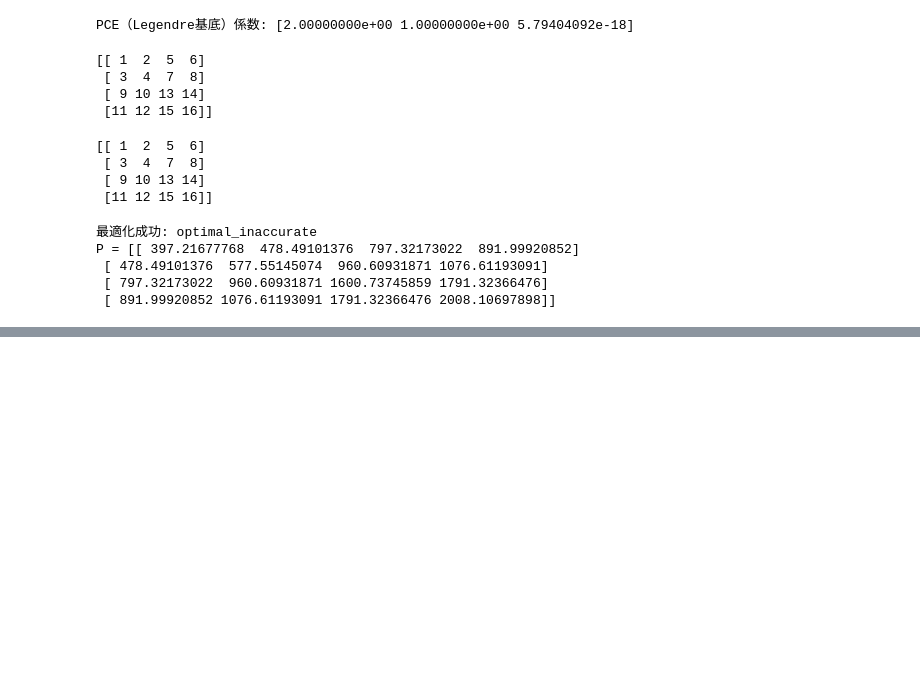
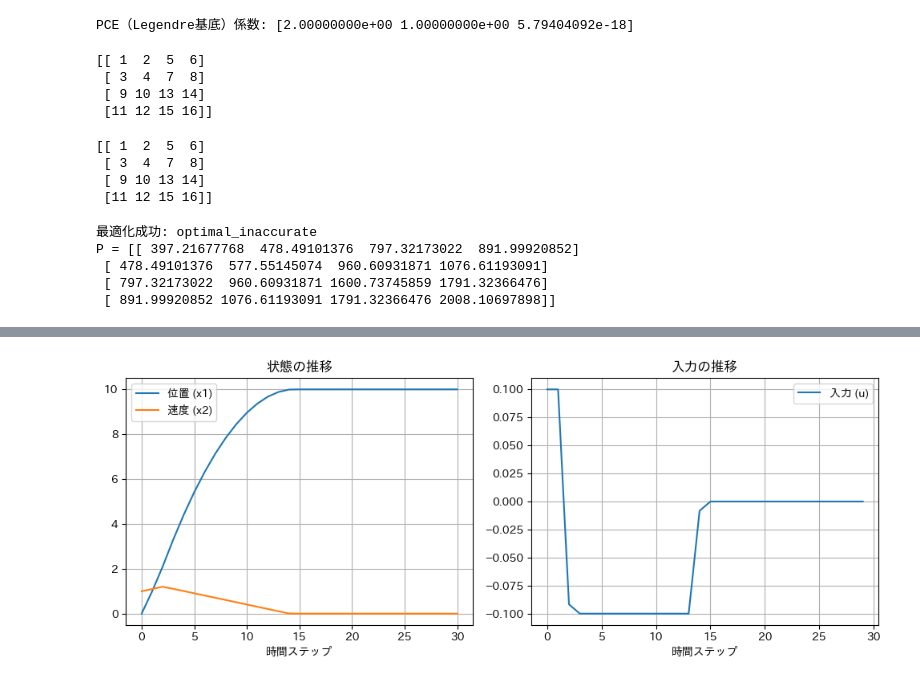
Before and after one commit to shunshuny/PCE, a Jupyter notebook: example.ipynb, the cells around one changed output, grey strips where cells are left out. Drawn from its saved outputs; the diff is of its cells as text; code cells hidden in the pictures; blank space fills up the shorter version.

```diff
--- a/example.ipynb
+++ b/example.ipynb
@@ -118,3 +118,79 @@ P = [[ 397.21677768  478.49101376  797.32173022  891.99920852]
  [ 478.49101376  577.55145074  960.60931871 1076.61193091]
  [ 797.32173022  960.60931871 1600.73745859 1791.32366476]
  [ 891.99920852 1076.61193091 1791.32366476 2008.10697898]]
+# %%
+import cvxpy as cp
+import numpy as np
+import matplotlib.pyplot as plt
+import japanize_matplotlib
+
+# ==== パラメータ設定 ====
+N = 30                             # 制御ホライゾン
+n_x = 2                            # 状態の次元
+n_u = 1                            # 制御入力の次元
+A = np.array([[1.0, 1.0], [0.0, 1.0]])  # システムダイナミクス
+B = np.array([[0.0], [1.0]])            # 入力の影響
+x_target = np.array([10.0, 0.0])         # 目標状態
+
+# 制約
+x_min = np.array([-10, -10])
+x_max = np.array([10, 10])
+u_min = np.array([-0.1])
+u_max = np.array([0.1])
+
+# ==== 最適化変数 ====
+x = cp.Variable((n_x, N + 1))
+u = cp.Variable((n_u, N))
+
+# ==== コスト関数の定義 ====
+cost = 0
+constraints = []
+
+for k in range(N):
+    cost += cp.sum_squares(x[:, k] - x_target)  # 状態コスト
+    cost += cp.sum_squares(u[:, k])             # 入力コスト
+    constraints += [x[:, k + 1] == A @ x[:, k] + B @ u[:, k]]
+    constraints += [x_min <= x[:, k], x[:, k] <= x_max]
+    constraints += [u_min <= u[:, k], u[:, k] <= u_max]
+
+# 終端の状態制約
+constraints += [x_min <= x[:, N], x[:, N] <= x_max]
+
+# ==== 初期条件の設定 ====
+x_init = np.array([0.0, 1.0])  # 初期状態
+constraints += [x[:, 0] == x_init]
+
+# ==== 問題の定義と解法 ====
+problem = cp.Problem(cp.Minimize(cost), constraints)
+problem.solve()
+
+# ==== 結果の表示 ====
+print("最適な入力系列:", u.value)
+print("最適な状態系列:", x.value)
+print("最適コスト:", problem.value)
+
+# ==== シミュレーションの可視化 ====
+time_steps = np.arange(N + 1)
+plt.figure(figsize=(10, 4))
+
+# 状態遷移のプロット
+plt.subplot(1, 2, 1)
+plt.plot(time_steps, x.value[0, :], label='位置 (x1)')
+plt.plot(time_steps, x.value[1, :], label='速度 (x2)')
+plt.title('状態の推移')
+plt.xlabel('時間ステップ')
+plt.grid(True)
+plt.legend()
+
+# 入力のプロット
+
+plt.subplot(1, 2, 2)
+plt.plot(time_steps[:-1], u.value[0, :], label='入力 (u)')
+plt.title('入力の推移')
+plt.xlabel('時間ステップ')
+plt.grid(True)
+plt.legend()
+
+plt.tight_layout()
+plt.show()
+# %% [output]
@@ -120,0 +214 @@ P = [[ 397.21677768  478.49101376  797.32173022  891.99920852]
+[figure, added]
```
Also changed, not shown: parts of 1 cell of this notebook.
